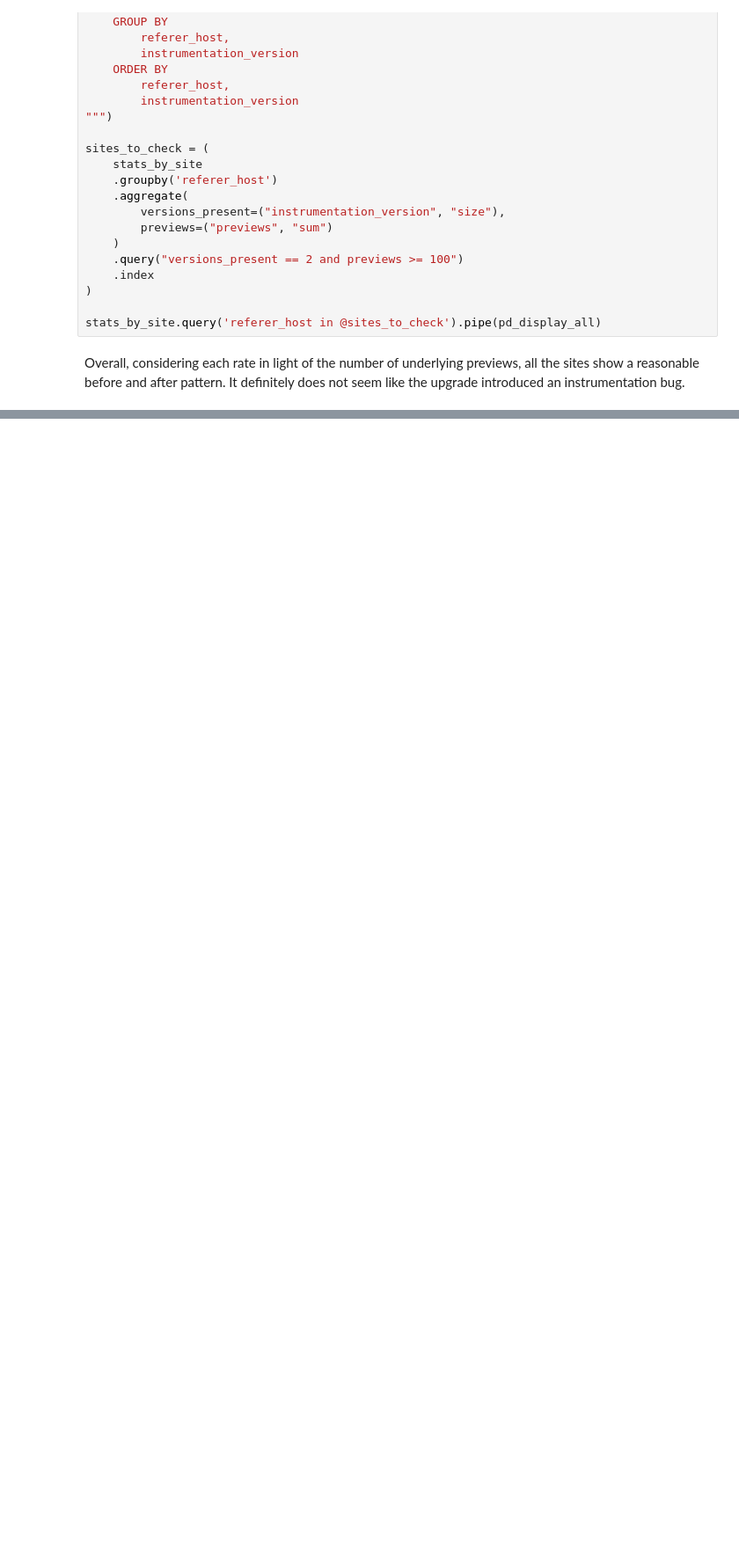
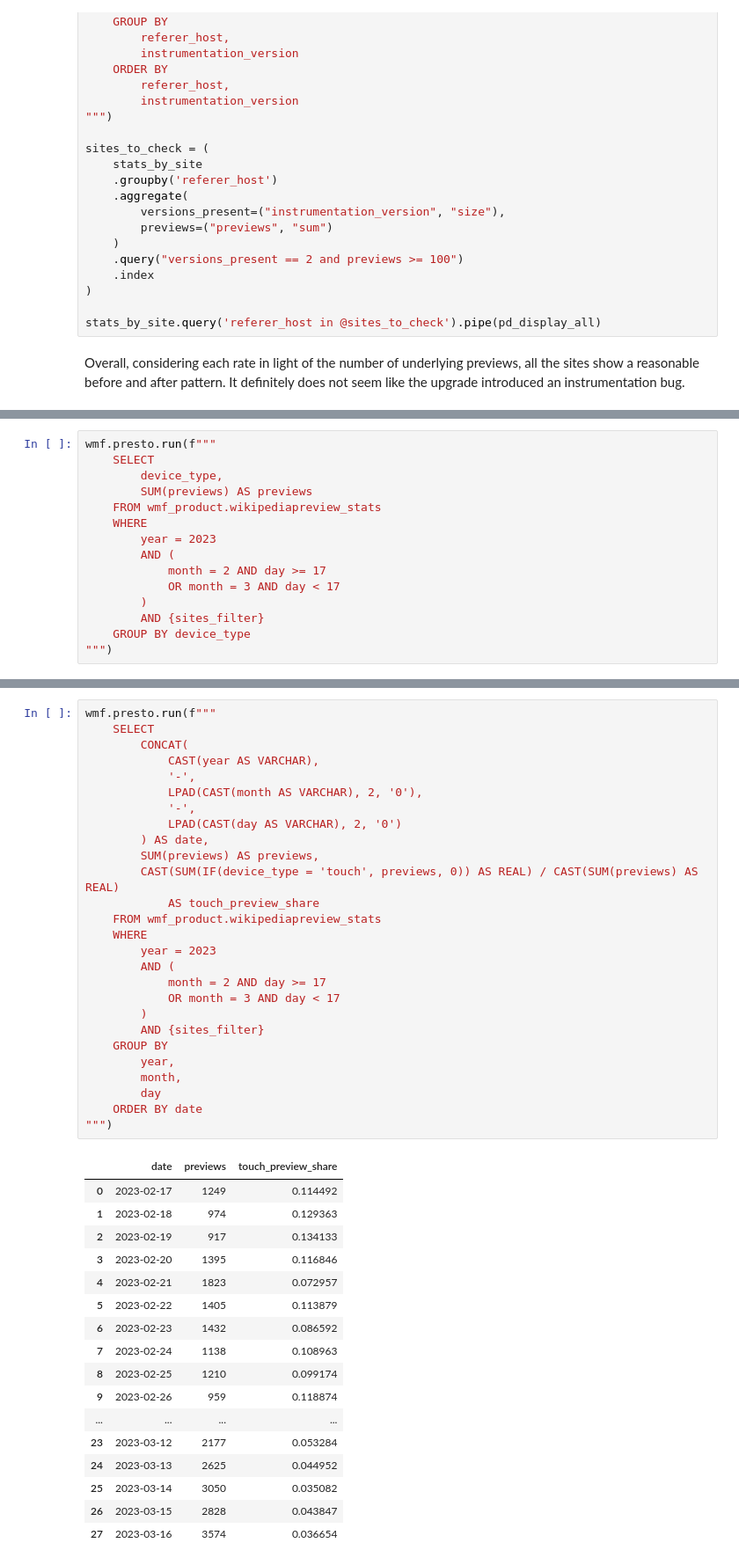
Before and after one commit to nshahquinn/misc-wikimedia-analysis, a Jupyter notebook: 2023/2023-03_Wikipedia_Preview_data_checks.ipynb, the cells around one changed output, grey strips where cells are left out. Shown: that part at 88% size. Drawn from its saved outputs; the diff is of its cells as text; blank space fills up the shorter version.

Commit message:
Analyze low touch traffic

```diff
--- a/2023/2023-03_Wikipedia_Preview_data_checks.ipynb
+++ b/2023/2023-03_Wikipedia_Preview_data_checks.ipynb
@@ -168,0 +200,15 @@ Overall, considering each rate in light of the number of underlying previews, al
+# %%
+wmf.presto.run(f"""
+    SELECT
+        device_type,
+        SUM(previews) AS previews
+    FROM wmf_product.wikipediapreview_stats
+    WHERE
+        year = 2023
+        AND (
+            month = 2 AND day >= 17
+            OR month = 3 AND day < 17
+        )
+        AND {sites_filter}
+    GROUP BY device_type
+""")
@@ -168,0 +221,45 @@ Overall, considering each rate in light of the number of underlying previews, al
+# %%
+wmf.presto.run(f"""
+    SELECT
+        CONCAT(
+            CAST(year AS VARCHAR),
+            '-',
+            LPAD(CAST(month AS VARCHAR), 2, '0'),
+            '-',
+            LPAD(CAST(day AS VARCHAR), 2, '0')
+        ) AS date,
+        SUM(previews) AS previews,
+        CAST(SUM(IF(device_type = 'touch', previews, 0)) AS REAL) / CAST(SUM(previews) AS REAL)
+            AS touch_preview_share
+    FROM wmf_product.wikipediapreview_stats
+    WHERE
+        year = 2023
+        AND (
+            month = 2 AND day >= 17
+            OR month = 3 AND day < 17
+        )
+        AND {sites_filter}
+    GROUP BY
+        year,
+        month,
+        day
+    ORDER BY date
+""")
+# %% [output]
+|  | date | previews | touch_preview_share |
+| 0 | 2023-02-17 | 1249 | 0.114492 |
+| 1 | 2023-02-18 | 974 | 0.129363 |
+| 2 | 2023-02-19 | 917 | 0.134133 |
+| 3 | 2023-02-20 | 1395 | 0.116846 |
+| 4 | 2023-02-21 | 1823 | 0.072957 |
+| 5 | 2023-02-22 | 1405 | 0.113879 |
+| 6 | 2023-02-23 | 1432 | 0.086592 |
+| 7 | 2023-02-24 | 1138 | 0.108963 |
+| 8 | 2023-02-25 | 1210 | 0.099174 |
+| 9 | 2023-02-26 | 959 | 0.118874 |
+| ... | ... | ... | ... |
+| 23 | 2023-03-12 | 2177 | 0.053284 |
+| 24 | 2023-03-13 | 2625 | 0.044952 |
+| 25 | 2023-03-14 | 3050 | 0.035082 |
+| 26 | 2023-03-15 | 2828 | 0.043847 |
+| 27 | 2023-03-16 | 3574 | 0.036654 |
```
Also changed, not shown: parts of 43 cells of this notebook.
